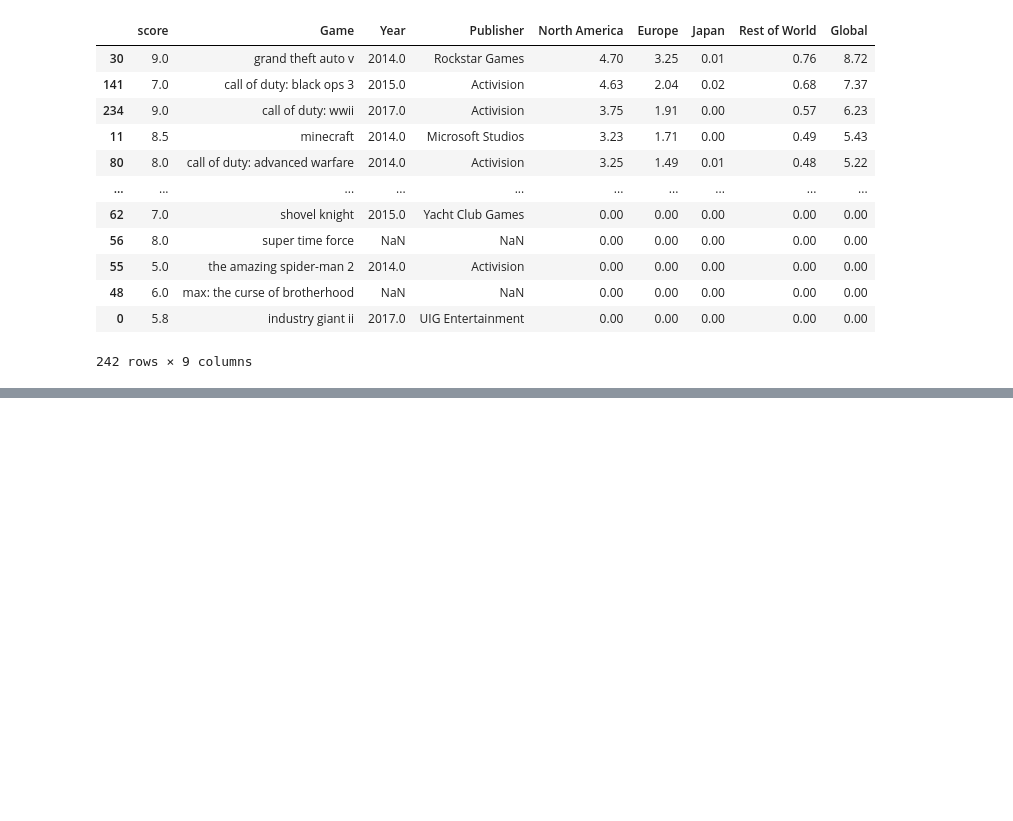
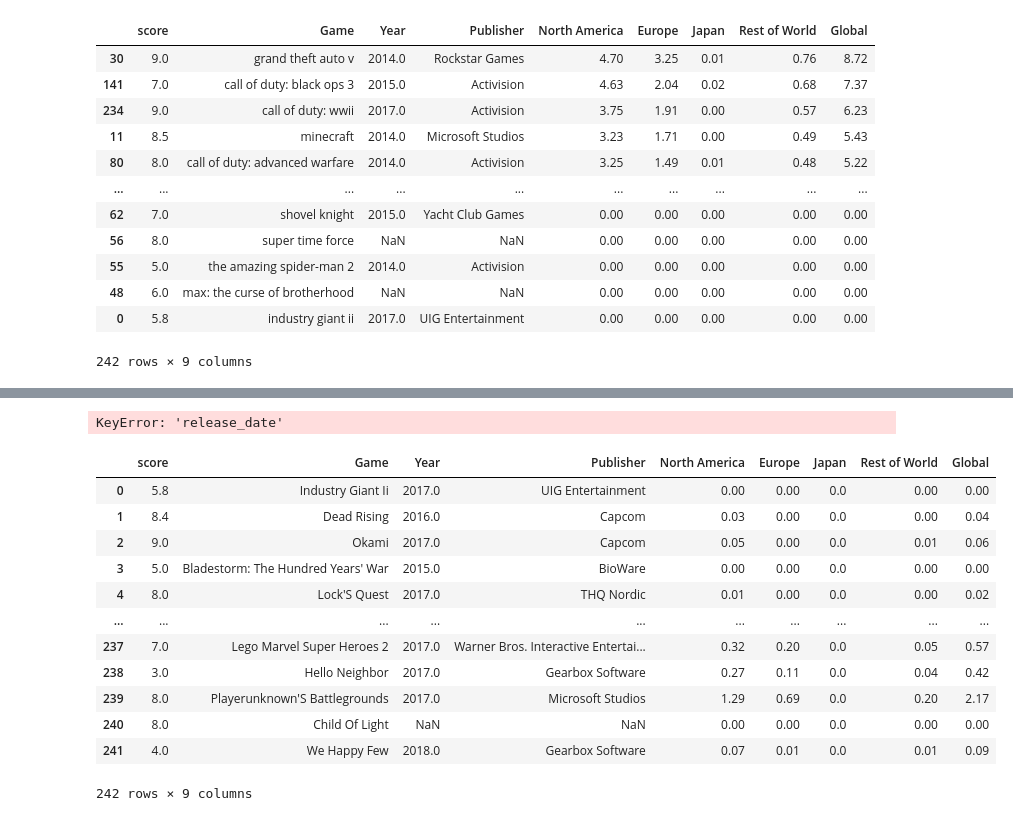
Before and after one commit to Ahila700/movie-project, a Jupyter notebook: data_cleaning_for_all_csv.ipynb, the cells around one changed output, grey strips where cells are left out. Saved outputs shown, nothing was run; the diff lists cells and outputs as text; code cells hidden in the pictures; blank space fills up the shorter version.

```diff
--- a/data_cleaning_for_all_csv.ipynb
+++ b/data_cleaning_for_all_csv.ipynb
@@ -57,3 +60,9 @@ gamespot_w_sales.sort_values("Global", ascending=False)
 | 48 | 6.0 | max: the curse of brotherhood | NaN | NaN | 0.00 | 0.00 | 0.00 | 0.00 | 0.00 |
 | 0 | 5.8 | industry giant ii | 2017.0 | UIG Entertainment | 0.00 | 0.00 | 0.00 | 0.00 | 0.00 |
 242 rows × 9 columns
+# %%
+df1 = pd.read_csv('metacritic_reviews.csv', index_col=0)
+df2 = pd.read_csv('game_sales.csv', index_col=0)
+df3 = pd.read_csv('gamespot_reviews.csv', index_col=0)
+df4 = pd.read_csv('metacritic_w_sales.csv', index_col = 0)
+df5 = pd.read_csv('gamespot_w_sales.csv', index_col = 0)
@@ -59,0 +77,4 @@ gamespot_w_sales.sort_values("Global", ascending=False)
+# %%
+df4['release_date'] = [x[-4:] for x in df4['release_date']]
+# %% [output]
+KeyError: 'release_date'
@@ -60,3 +85,21 @@ gamespot_w_sales.sort_values("Global", ascending=False)
+# %%
+df5.Game = [x.title() for x in df5['Game']]
+# %%
+df5
+# %% [output]
+|  | score | Game | Year | Publisher | North America | Europe | Japan | Rest of World | Global |
+| 0 | 5.8 | Industry Giant Ii | 2017.0 | UIG Entertainment | 0.00 | 0.00 | 0.0 | 0.00 | 0.00 |
+| 1 | 8.4 | Dead Rising | 2016.0 | Capcom | 0.03 | 0.00 | 0.0 | 0.00 | 0.04 |
+| 2 | 9.0 | Okami | 2017.0 | Capcom | 0.05 | 0.00 | 0.0 | 0.01 | 0.06 |
+| 3 | 5.0 | Bladestorm: The Hundred Years' War | 2015.0 | BioWare | 0.00 | 0.00 | 0.0 | 0.00 | 0.00 |
+| 4 | 8.0 | Lock'S Quest | 2017.0 | THQ Nordic | 0.01 | 0.00 | 0.0 | 0.00 | 0.02 |
+| ... | ... | ... | ... | ... | ... | ... | ... | ... | ... |
+| 237 | 7.0 | Lego Marvel Super Heroes 2 | 2017.0 | Warner Bros. Interactive Entertai... | 0.32 | 0.20 | 0.0 | 0.05 | 0.57 |
+| 238 | 3.0 | Hello Neighbor | 2017.0 | Gearbox Software | 0.27 | 0.11 | 0.0 | 0.04 | 0.42 |
+| 239 | 8.0 | Playerunknown'S Battlegrounds | 2017.0 | Microsoft Studios | 1.29 | 0.69 | 0.0 | 0.20 | 2.17 |
+| 240 | 8.0 | Child Of Light | NaN | NaN | 0.00 | 0.00 | 0.0 | 0.00 | 0.00 |
+| 241 | 4.0 | We Happy Few | 2018.0 | Gearbox Software | 0.07 | 0.01 | 0.0 | 0.01 | 0.09 |
+242 rows × 9 columns
 # %%
 df1.to_csv('metacritic_reviews.csv')
 df2.to_csv('game_sales.csv')
```
Also changed, not shown: parts of 13 cells of this notebook, 4 other files.
